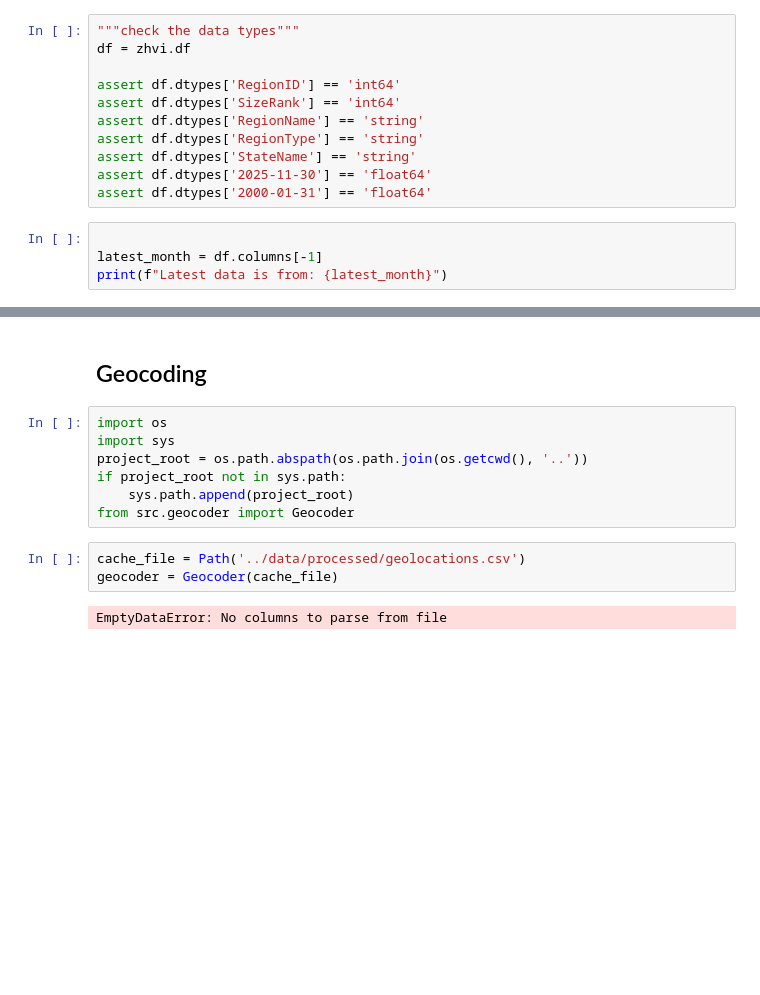
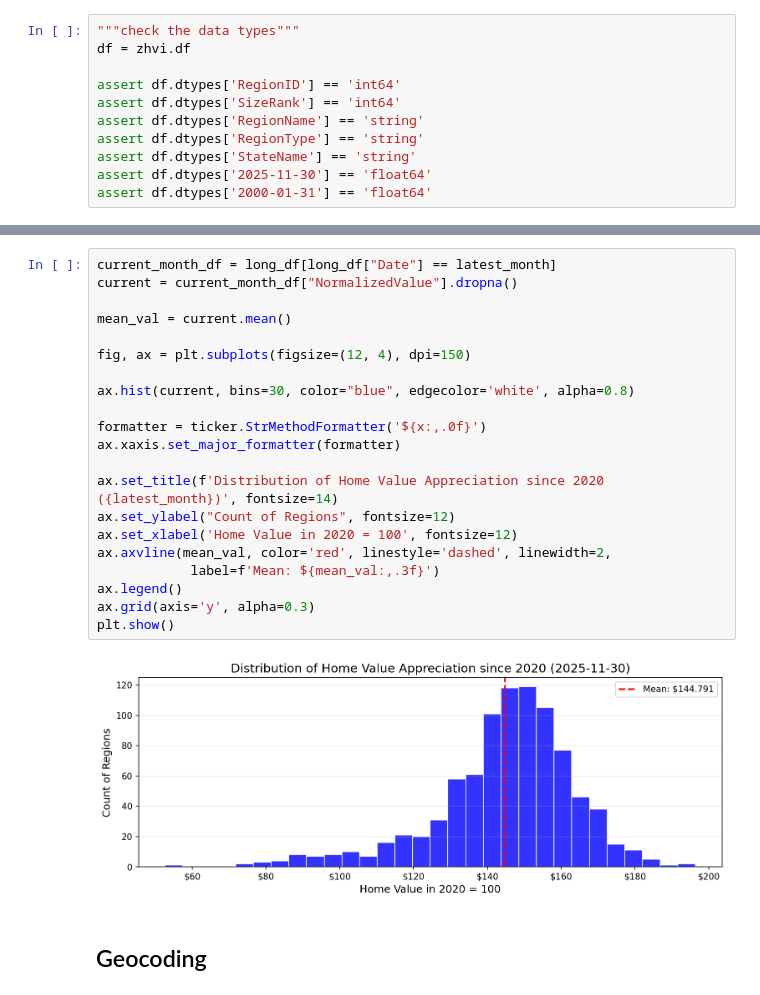
Before and after one commit to csclev/climate-exposure, a Jupyter notebook: notebooks/Process Zillow Home Value Index.ipynb, the cells around one changed output, grey strips where cells are left out. Saved outputs shown, nothing was run; the diff lists cells and outputs as text; blank space fills up the shorter version.

```diff
--- a/notebooks/Process Zillow Home Value Index.ipynb
+++ b/notebooks/Process Zillow Home Value Index.ipynb
@@ -74,7 +109,3 @@ assert df.dtypes['RegionType'] == 'string'
 assert df.dtypes['StateName'] == 'string'
 assert df.dtypes['2025-11-30'] == 'float64'
 assert df.dtypes['2000-01-31'] == 'float64'
-# %%
-
-latest_month = df.columns[-1]
-print(f"Latest data is from: {latest_month}")
@@ -124,16 +192,27 @@ plt.show()
+# %%
+current_month_df = long_df[long_df["Date"] == latest_month]
+current = current_month_df["NormalizedValue"].dropna()
+
+mean_val = current.mean()
+
+fig, ax = plt.subplots(figsize=(12, 4), dpi=150)
+
+ax.hist(current, bins=30, color="blue", edgecolor='white', alpha=0.8)
+
+formatter = ticker.StrMethodFormatter('${x:,.0f}')
+ax.xaxis.set_major_formatter(formatter)
+
+ax.set_title(f'Distribution of Home Value Appreciation since 2020 ({latest_month})', fontsize=14)
+ax.set_ylabel("Count of Regions", fontsize=12)
+ax.set_xlabel('Home Value in 2020 = 100', fontsize=12)
+ax.axvline(mean_val, color='red', linestyle='dashed', linewidth=2,
+            label=f'Mean: ${mean_val:,.3f}')
+ax.legend()
+ax.grid(axis='y', alpha=0.3)
+plt.show()
+# %% [output]
+[figure, added]
 # %% [markdown]
 ## Geocoding
-# %%
-import os
-import sys
-project_root = os.path.abspath(os.path.join(os.getcwd(), '..'))
-if project_root not in sys.path:
-    sys.path.append(project_root)
-from src.geocoder import Geocoder
-# %%
-cache_file = Path('../data/processed/geolocations.csv')
-geocoder = Geocoder(cache_file)
-# %% [output]
-EmptyDataError: No columns to parse from file
 # %%
 location = geocoder.geocode("Chicago, IL")
```
Also changed, not shown: parts of 20 cells of this notebook, 1 other file.
